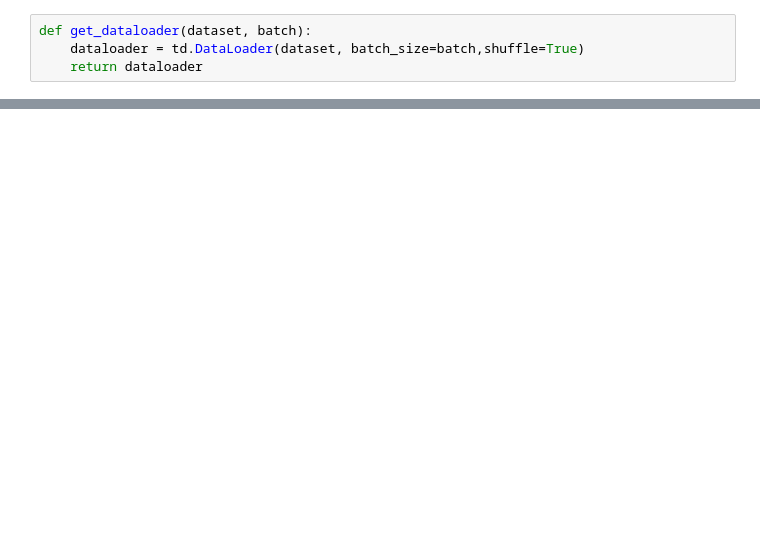
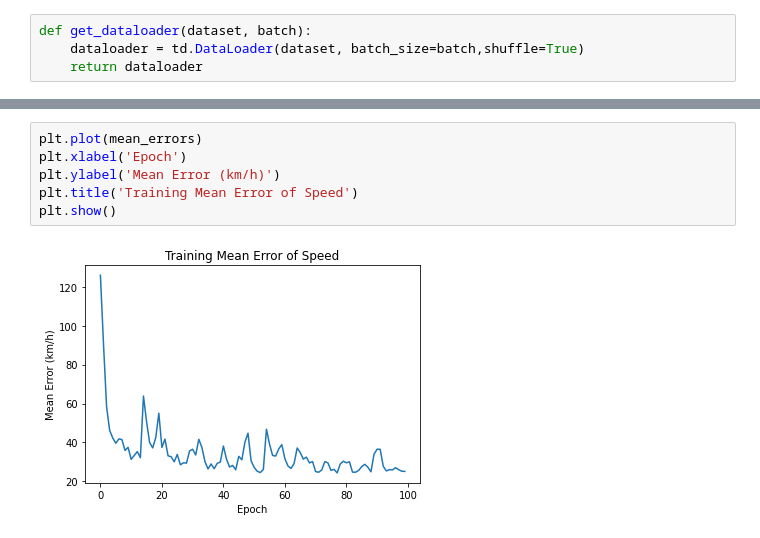
Before and after one commit to nishukothari/attribute-recognition, a Jupyter notebook: recognition.ipynb, the cells around one changed output, grey strips where cells are left out. Cells and saved outputs as stored; diff of their text form; blank space fills up the shorter version.

```diff
--- a/recognition.ipynb
+++ b/recognition.ipynb
@@ -175,0 +271,8 @@ KeyboardInterrupt:
+# %%
+plt.plot(mean_errors)
+plt.xlabel('Epoch')
+plt.ylabel('Mean Error (km/h)')
+plt.title('Training Mean Error of Speed')
+plt.show()
+# %% [output]
+[figure, added]
```
Also changed, not shown: parts of 17 cells of this notebook, 5 other files.
